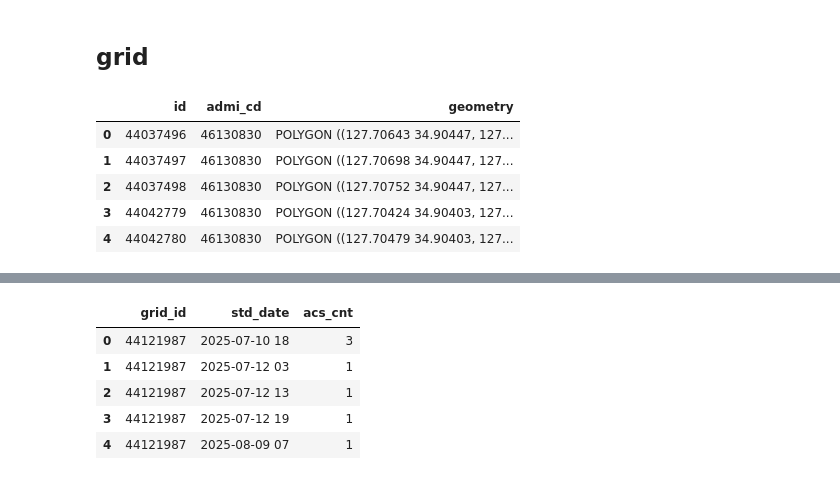
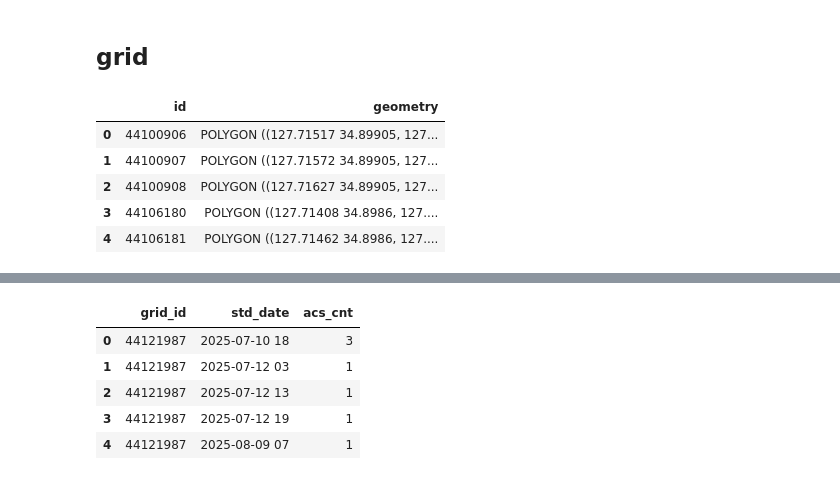
Before and after one commit to KnellBalm/yeosu, a Jupyter notebook: deploy/module/predict_model/flowpop_predict.ipynb, the cells around one changed output, grey strips where cells are left out. Saved outputs shown, nothing was run; the diff lists cells and outputs as text; code cells hidden in the pictures.

Commit message:
revise directory

```diff
--- a/deploy/python/predict_model/flowpop_predict.ipynb
+++ b/deploy/module/predict_model/flowpop_predict.ipynb
@@ -58,15 +58,15 @@ wifi.head()
 # %% [markdown]
 ## grid
 # %%
-grid = gpd.read_file('grid_50m.geojson')
+grid = gpd.read_file('/DATA/jupyter_WorkingDirectory/notebook/yeosu/deploy/data/json/yeosu_grid_filtered.geojson')
 grid.head()
 # %% [output]
-|  | id | admi_cd | geometry |
-| 0 | 44037496 | 46130830 | POLYGON ((127.70643 34.90447, 127... |
-| 1 | 44037497 | 46130830 | POLYGON ((127.70698 34.90447, 127... |
-| 2 | 44037498 | 46130830 | POLYGON ((127.70752 34.90447, 127... |
-| 3 | 44042779 | 46130830 | POLYGON ((127.70424 34.90403, 127... |
-| 4 | 44042780 | 46130830 | POLYGON ((127.70479 34.90403, 127... |
+|  | id | geometry |
+| 0 | 44100906 | POLYGON ((127.71517 34.89905, 127... |
+| 1 | 44100907 | POLYGON ((127.71572 34.89905, 127... |
+| 2 | 44100908 | POLYGON ((127.71627 34.89905, 127... |
+| 3 | 44106180 | POLYGON ((127.71408 34.8986, 127.... |
+| 4 | 44106181 | POLYGON ((127.71462 34.8986, 127.... |
 # %%
 # 좌표계 통일
 if grid.crs != wifi.crs:
```
Also changed, not shown: parts of 6 cells of this notebook, 10 other files.
